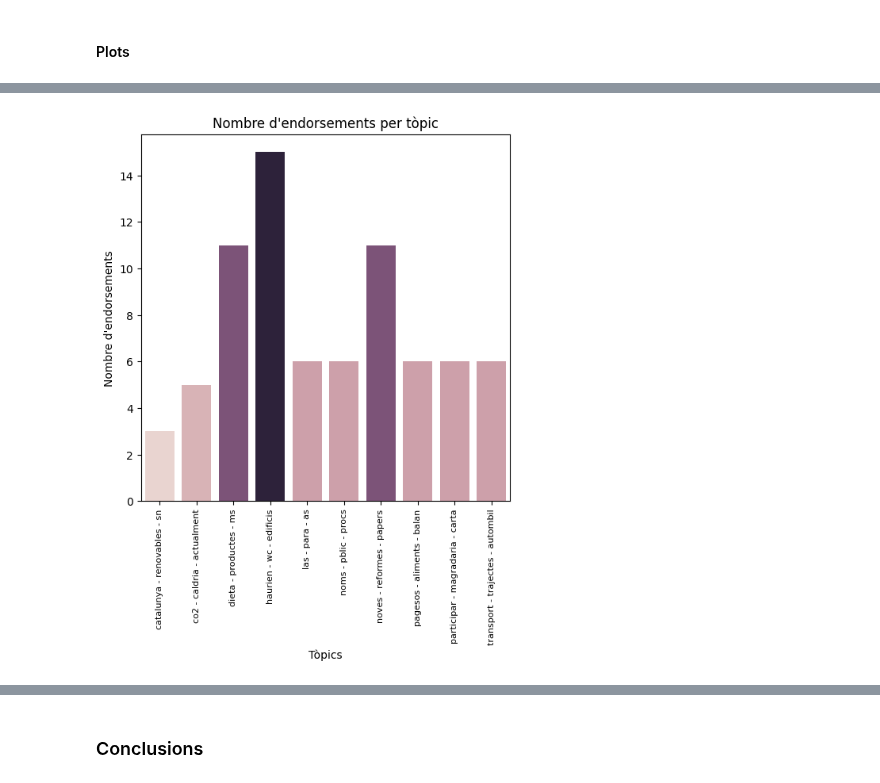
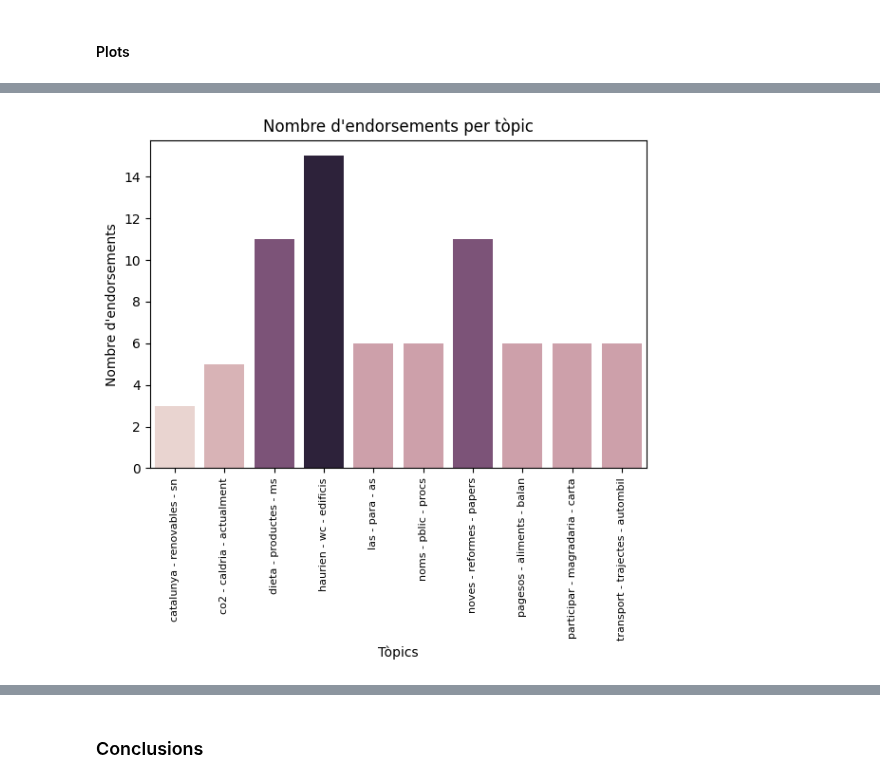
Before and after one commit to NoOPeEKS/dades-assemblea-clima, a Jupyter notebook: notebooks/topic_modeling.ipynb, the cells around one changed output, grey strips where cells are left out. Cells and saved outputs as stored; diff of their text form; code cells hidden in the pictures.

```diff
--- a/notebooks/topic_modeling.ipynb
+++ b/notebooks/topic_modeling.ipynb
@@ -397,14 +399,16 @@ plt.show()
 # %%
 plt.figure(figsize=(6,6))
 plt.title("Nombre d'endorsements per tòpic")
 grouped = df_proposals.groupby("topics_bert")['endorsements/total_count'].sum().reset_index(name="count")
 sns.barplot(data=grouped, x='topics_bert', y='count', hue='count', legend=False)
 plt.xlabel("Tòpics")
 plt.ylabel("Nombre d'endorsements")
 plt.xticks(rotation=90, fontsize=8)
+plt.tight_layout()
+plt.savefig("../plots/endorsements_per_topic_catalunya.png")
 plt.show()
 # %% [output]
-[figure, old version]
+[figure, new version]
 # %%
 plt.figure(figsize=(6,6))
 grouped = df_proposals.groupby("topics_bert")['followers'].sum().reset_index(name='count')
```
Also changed, not shown: parts of 3 cells of this notebook, 4 other files.
